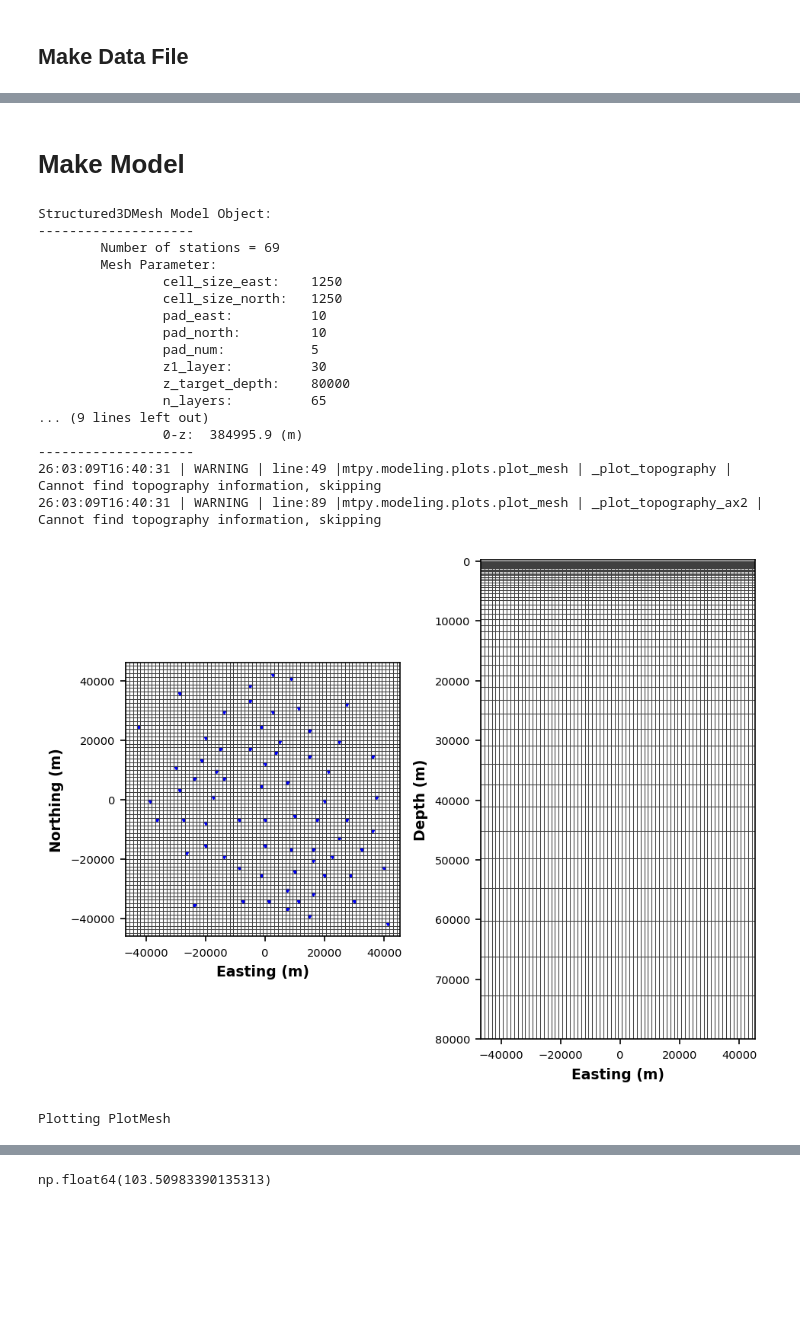
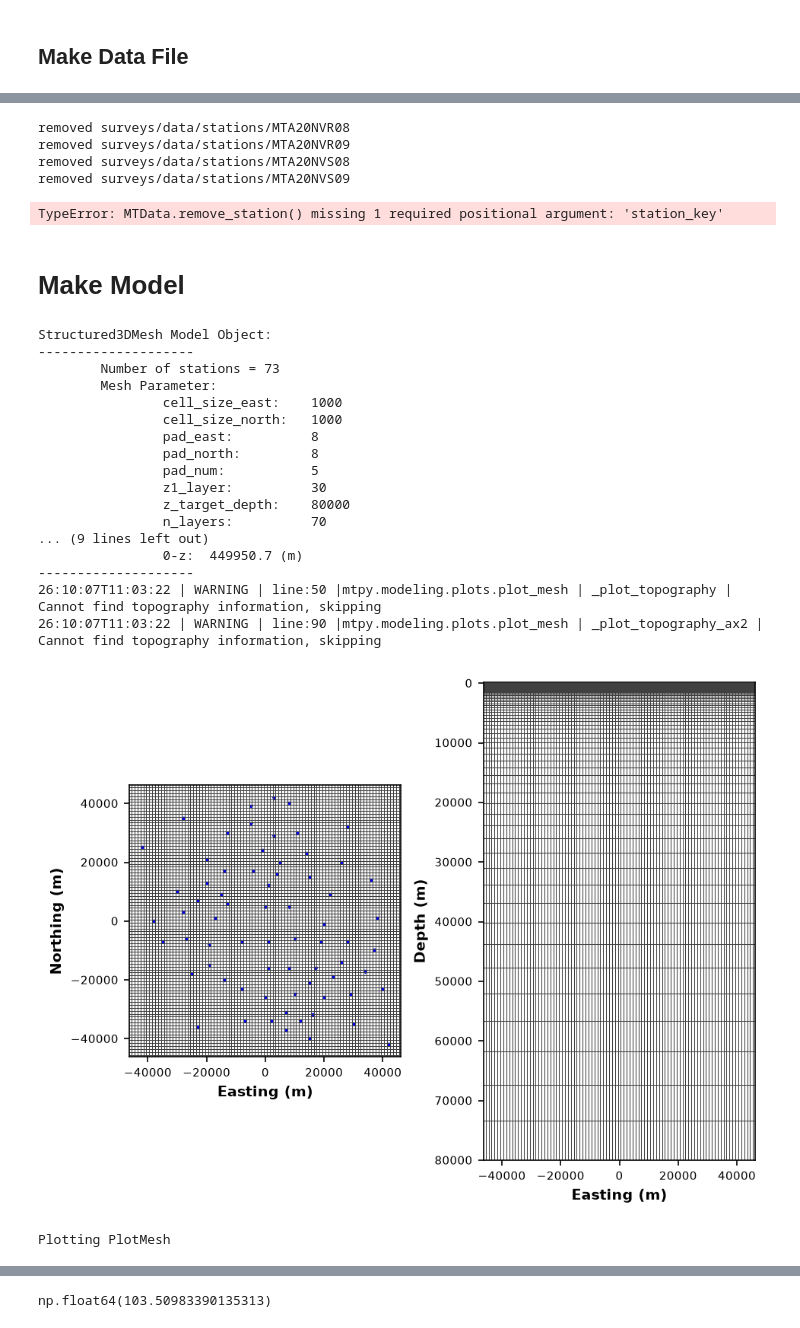
Before and after one commit to kujaku11/sandbox_scripts, a Jupyter notebook: make_modem_clayton_valley_biger.ipynb, the cells around one changed output, grey strips where cells are left out. Cells and saved outputs as stored; diff of their text form; code cells hidden in the pictures; blank space fills up the shorter version.

```diff
--- a/make_modem_clayton_valley_biger.ipynb
+++ b/make_modem_clayton_valley_biger.ipynb
@@ -102,54 +86,65 @@ modem_data = md_interp.to_modem(save_path / "cvcm_modem_data_z03_t02.dat")
 # %%
 modem_md = MTData()
-modem_md.from_modem(save_path / "cvcm_modem_data_z03_t02_tec_02.dat")
-modem_md.compute_relative_locations()
+# modem_md.from_modem(save_path / "cvcm_modem_data_zr03_t02.dat")
+modem_md.from_modem(save_path / "cvcm_modem_data_z03_t02_tec.dat")
+for station_path in modem_md.station_paths:
+    if "MTA20NV" in station_path:
+        modem_md.remove_station(station_path)
+        print(f"removed {station_path}")
+modem_md.utm_crs = 32611
+# %% [output]
+removed surveys/data/stations/MTA20NVR08
+removed surveys/data/stations/MTA20NVR09
+removed surveys/data/stations/MTA20NVS08
+removed surveys/data/stations/MTA20NVS09
+TypeError: MTData.remove_station() missing 1 required positional argument: 'station_key'
 # %% [markdown]
 # Make Model
 # %%
 s = StructuredGrid3D(
     station_locations=modem_md.station_locations,
     center_point=modem_md.center_point,
 )
 
-s.cell_size_east = 1250
-s.cell_size_north = 1250
-s.pad_east = 10
-s.pad_north = 10
+s.cell_size_east = 1000
+s.cell_size_north = 1000
+s.pad_east = 8
+s.pad_north = 8
 s.pad_num = 5
 s.ew_ext = 300000
 s.ns_ext = 300000
 s.z_mesh_method = "default"
 s.z_bottom = 600000
 s.z_target_depth = 80000
 s.pad_z = 6
 s.n_air_layers = 25
-s.n_layers = 65
+s.n_layers = 70
 s.z1_layer = 30
-s.pad_stretch_v = 1.6
+s.pad_stretch_v = 1.7
 s.z_layer_rounding = 1
 s.res_initial_value = 80
 
 s.make_mesh()
 s.plot_mesh()
 # %% [output]
 Structured3DMesh Model Object:
 --------------------
-        Number of stations = 69
+        Number of stations = 73
         Mesh Parameter:
-                cell_size_east:    1250
-                cell_size_north:   1250
-                pad_east:          10
-                pad_north:         10
+                cell_size_east:    1000
+                cell_size_north:   1000
+                pad_east:          8
+                pad_north:         8
                 pad_num:           5
                 z1_layer:          30
                 z_target_depth:    80000
-                n_layers:          65
+                n_layers:          70
 ... (9 lines left out)
-                0-z:  384995.9 (m)
+                0-z:  449950.7 (m)
 --------------------
-26:03:09T16:40:31 | WARNING | line:49 |mtpy.modeling.plots.plot_mesh | _plot_topography | Cannot find topography information, skipping
-26:03:09T16:40:31 | WARNING | line:89 |mtpy.modeling.plots.plot_mesh | _plot_topography_ax2 | Cannot find topography information, skipping
+26:10:07T11:03:22 | WARNING | line:50 |mtpy.modeling.plots.plot_mesh | _plot_topography | Cannot find topography information, skipping
+26:10:07T11:03:22 | WARNING | line:90 |mtpy.modeling.plots.plot_mesh | _plot_topography_ax2 | Cannot find topography information, skipping
-[figure, old version]
+[figure, new version]
 Plotting PlotMesh
 # %%
 s.add_topography_to_model(
```
Also changed, not shown: parts of 13 cells of this notebook, 9 other files.
